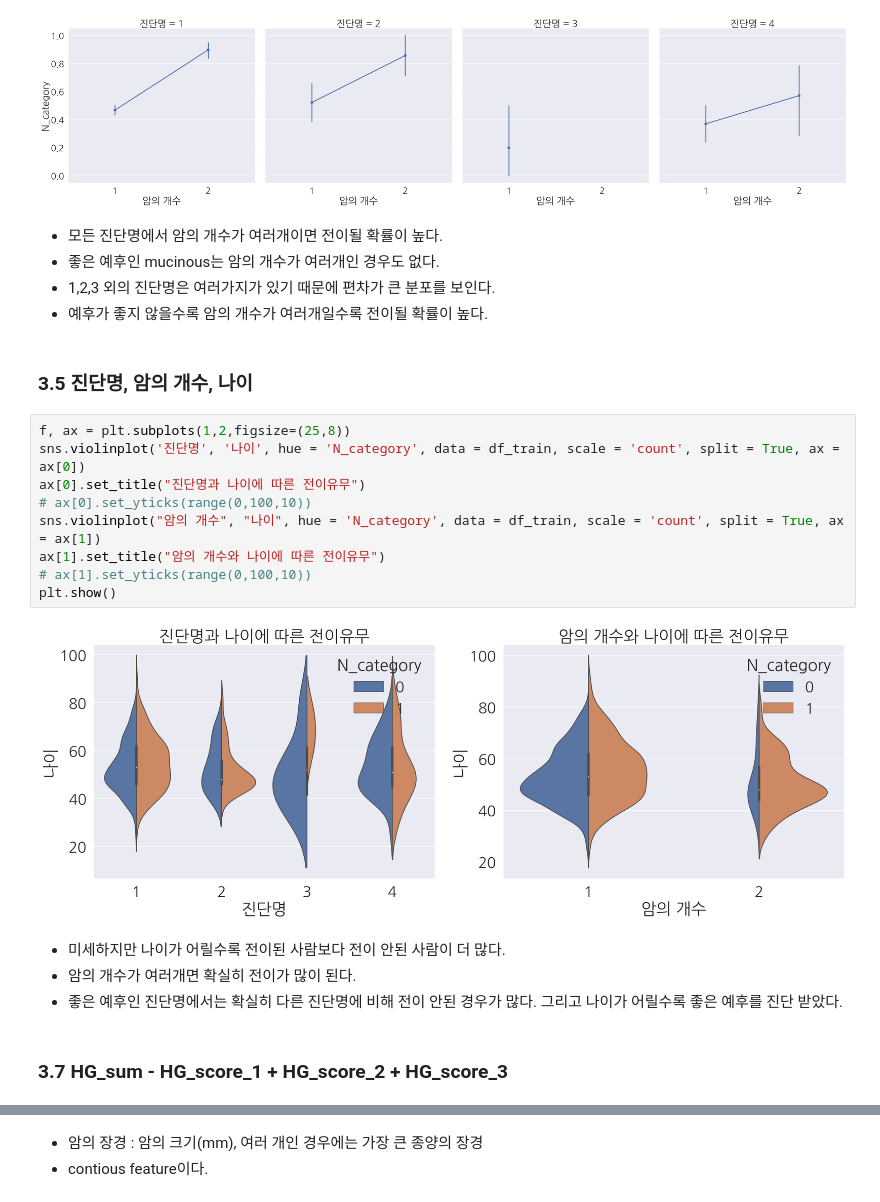
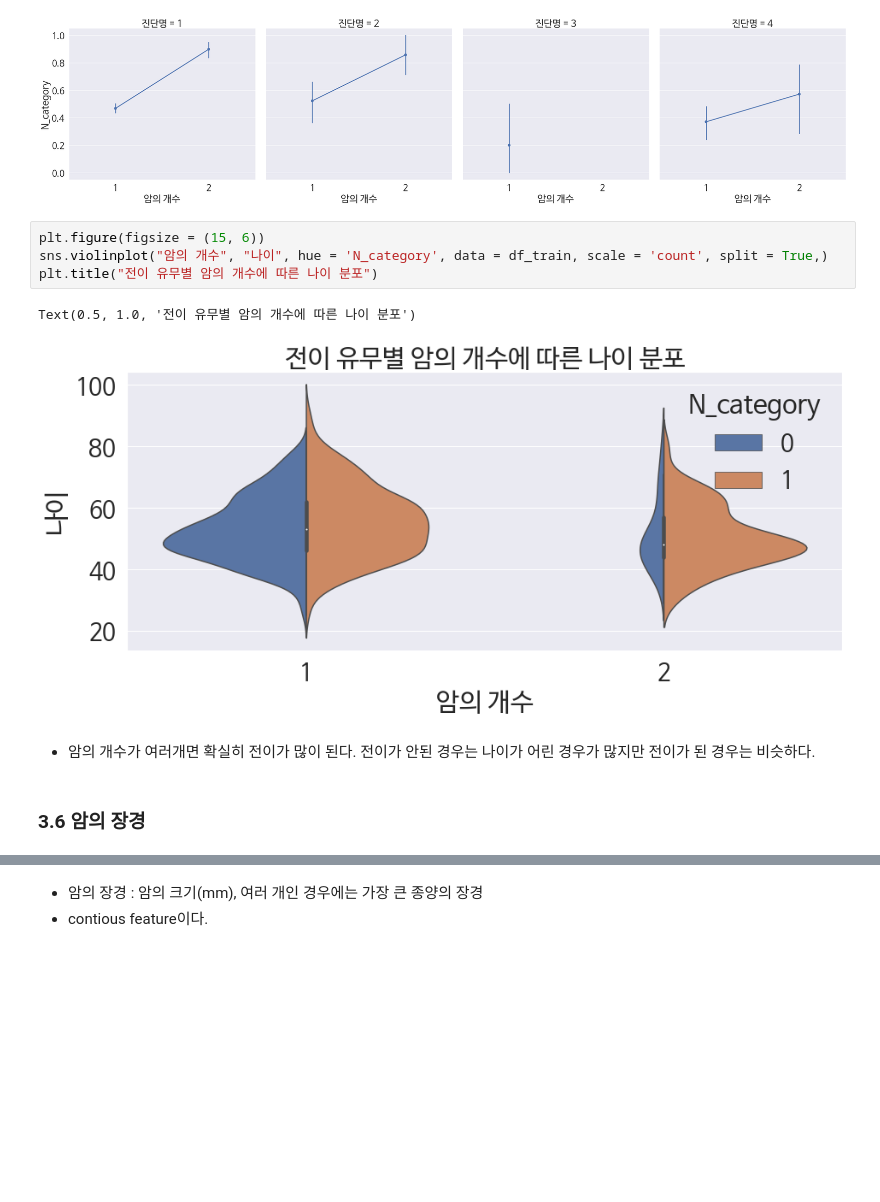
Before and after one commit to JaeHong-Park987/Pulse_lymph, a Jupyter notebook: 유방암의 임파선 전이 예측.ipynb, the cells around one changed output, grey strips where cells are left out. Drawn from its saved outputs; the diff is of its cells as text; blank space fills up the shorter version.

```diff
--- a/유방암의 임파선 전이 예측.ipynb
+++ b/유방암의 임파선 전이 예측.ipynb
@@ -431,27 +443,15 @@ sns.factorplot(x = '암의 개수', y = 'N_category', col = '진단명', data =
 # %% [output]
 <seaborn.axisgrid.FacetGrid at 0x...>
 [figure]
-# %% [markdown]
-* 모든 진단명에서 암의 개수가 여러개이면 전이될 확률이 높다.
-* 좋은 예후인 mucinous는 암의 개수가 여러개인 경우도 없다.
-* 1,2,3 외의 진단명은 여러가지가 있기 때문에 편차가 큰 분포를 보인다.
-* 예후가 좋지 않을수록 암의 개수가 여러개일수록 전이될 확률이 높다.
+# %%
+plt.figure(figsize = (15, 6))
+sns.violinplot("암의 개수", "나이", hue = 'N_category', data = df_train, scale = 'count', split = True,)
+plt.title("전이 유무별 암의 개수에 따른 나이 분포")
+# %% [output]
+Text(0.5, 1.0, '전이 유무별 암의 개수에 따른 나이 분포')
+[figure, added]
+# %% [markdown]
+
+* 암의 개수가 여러개면 확실히 전이가 많이 된다. 전이가 안된 경우는 나이가 어린 경우가 많지만 전이가 된 경우는 비슷하다.
 # %% [markdown]
-### 3.5 진단명, 암의 개수, 나이
+### 3.6 암의 장경
-# %%
-f, ax = plt.subplots(1,2,figsize=(25,8))
-sns.violinplot('진단명', '나이', hue = 'N_category', data = df_train, scale = 'count', split = True, ax = ax[0])
-ax[0].set_title("진단명과 나이에 따른 전이유무")
-# ax[0].set_yticks(range(0,100,10))
-sns.violinplot("암의 개수", "나이", hue = 'N_category', data = df_train, scale = 'count', split = True, ax = ax[1])
-ax[1].set_title("암의 개수와 나이에 따른 전이유무")
-# ax[1].set_yticks(range(0,100,10))
-plt.show()
-# %% [output]
-[figure, removed]
-# %% [markdown]
-* 미세하지만 나이가 어릴수록 전이된 사람보다 전이 안된 사람이 더 많다.
-* 암의 개수가 여러개면 확실히 전이가 많이 된다.
-* 좋은 예후인 진단명에서는 확실히 다른 진단명에 비해 전이 안된 경우가 많다. 그리고 나이가 어릴수록 좋은 예후를 진단 받았다.
-# %% [markdown]
-### 3.7 HG_sum - HG_score_1 + HG_score_2 + HG_score_3
```
Also changed, not shown: parts of 16 cells of this notebook.
